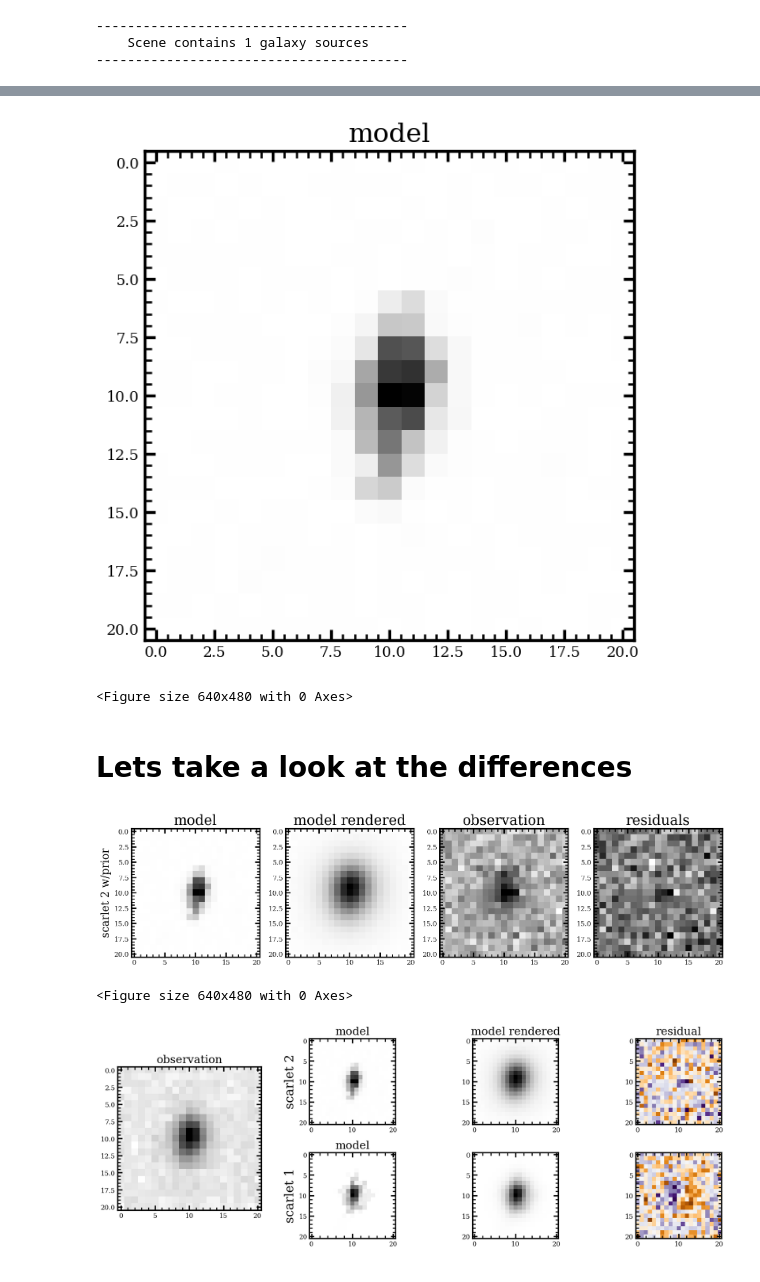
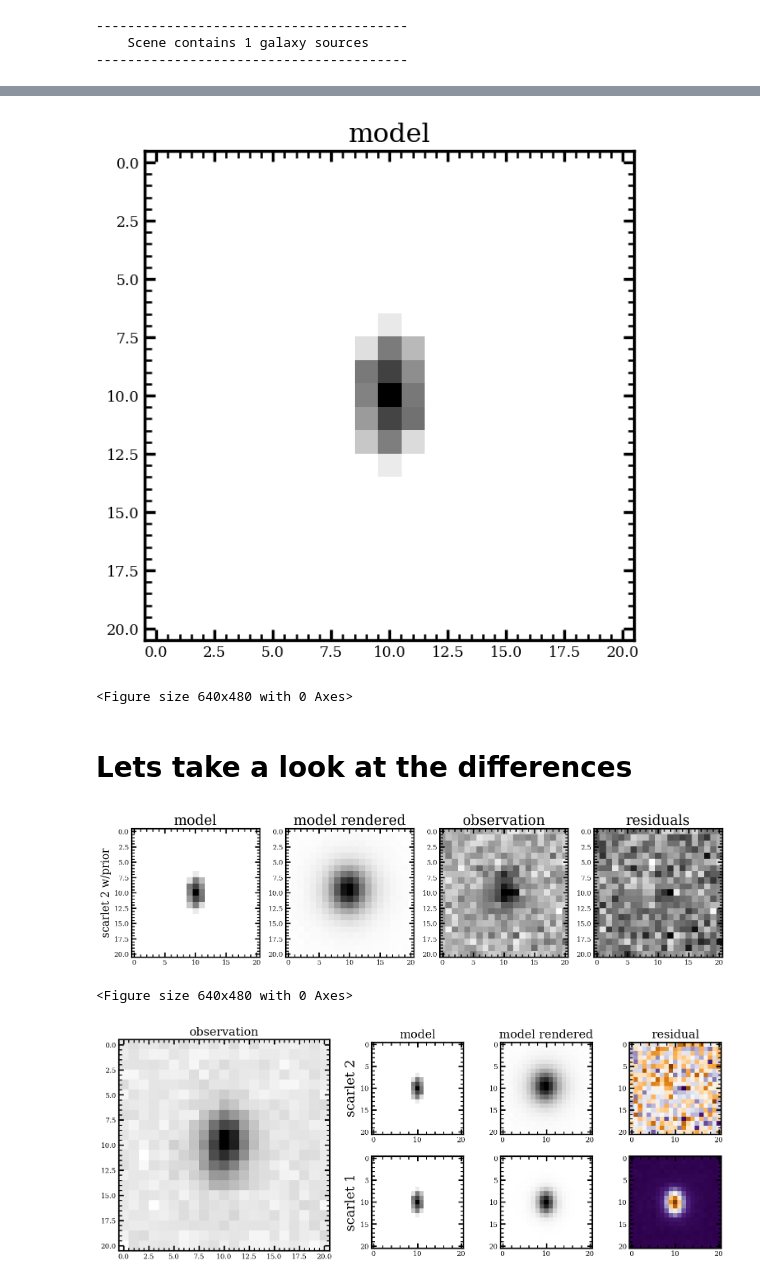
Before and after one commit to SampsonML/score_based_scarlet_tests, a Jupyter notebook: forced_artifact_comparison.ipynb, the cells around one changed output, grey strips where cells are left out. Drawn from its saved outputs; the diff is of its cells as text; code cells hidden in the pictures.

Commit message:
fixed plotting issues

```diff
--- a/forced_artifact_comparison.ipynb
+++ b/forced_artifact_comparison.ipynb
@@ -99,6 +99,7 @@ for i, bx in enumerate(box_size):
     arr[rr, cc] = 1
     noise = random.normal(key, (box_size[i], box_size[i]))
     raw =  arr + sigma * noise
+    raw = sigma * noise
     normed = (raw-jnp.min(raw))/(jnp.max(raw)-jnp.min(raw))
     morph_init[i] = normed
 
@@ -107,5 +108,7 @@ for i, bx in enumerate(box_size):
 
 plt.imshow(morph_init[0], cmap='gray')
 
+# load the scarlet 1 initialisations
 scarlet1_spec = np.load('scarlet1_spectrum.npy')
+scarlet1_morph = np.load('scarlet1_morph.npy')
 # %% [output]
@@ -121,15 +124,16 @@ with Scene(model_frame) as scene1:
             centers[i],
             ArraySpectrum(Parameter(scarlet1_spec,
                                     constraint=constraints.positive,
-                                    stepsize=1e-1)),
-            ArrayMorphology(Parameter(morph_init[i],
+                                    stepsize=1e-3)),
+            ArrayMorphology(Parameter(scarlet1_morph,
+                                    #morph_init[i],
                                     prior=prior,
                                     constraint=constraints.positive,
-                                    stepsize=1e-1))
+                                    stepsize=1e-3))
         )
 
 # now fit the model
-scene_prior = scene1.fit(obs, max_iter=35, e_rel=1e-4)
+scene_prior = scene1.fit(obs, max_iter=200, e_rel=1e-4)
 renders_prior = obs.render(scene_prior())
 # %%
 # These should look far more like actual galaxies with the neural network acting as a constraint
@@ -140,7 +144,7 @@ axes.set_title(f"model", fontsize = 18)
 plt.show()
 plt.clf()
 # %% [output]
-[figure, old version]
+[figure, new version]
 <Figure size 640x480 with 0 Axes>
 # %% [markdown]
 # Lets take a look at the differences
@@ -179,7 +183,7 @@ plt.savefig('bad_init_test_scar2.png', dpi=120)
 plt.show()
 plt.clf()
 # %% [output]
-[figure, old version]
+[figure, new version]
 <Figure size 640x480 with 0 Axes>
 # %%
 # load in scarlet 1 data
@@ -188,21 +192,21 @@ scarlet1_render = np.load('scarlet1_render.npy')
 scarlet1_obs = np.load('scarlet1_obs.npy')
 scarlet1_resid = np.load('scarlet1_resid.npy')
 # %%
-fig = plt.figure(figsize=(14,5),dpi=120)
+fig = plt.figure(figsize=(13,5),dpi=120)
 cmap = 'binary'
 cmap_resid = cmr.prinsenvlag
 cmap_resid = 'PuOr'
 
 # ------------------------------ #
 # make the grid
-gs = fig.add_gridspec(2,4)
-ax1 = fig.add_subplot(gs[:, 0])
-ax2 = fig.add_subplot(gs[0, 1])
-ax3 = fig.add_subplot(gs[0, 2])
-ax4 = fig.add_subplot(gs[0, 3])
-ax5 = fig.add_subplot(gs[1, 1])
-ax6 = fig.add_subplot(gs[1, 2])
-ax7 = fig.add_subplot(gs[1, 3])
+gs = fig.add_gridspec(2,5)
+ax1 = fig.add_subplot(gs[:, 0:2])
+ax2 = fig.add_subplot(gs[0, 2])
+ax3 = fig.add_subplot(gs[0, 3])
+ax4 = fig.add_subplot(gs[0, 4])
+ax5 = fig.add_subplot(gs[1, 2])
+ax6 = fig.add_subplot(gs[1, 3])
+ax7 = fig.add_subplot(gs[1, 4])
 # ------------------------------ #
 
 # ------------------------------ #
@@ -216,33 +220,34 @@ ax1.set_title('observation', fontsize = 17)
 y = scene_prior.sources[0].morphology()
 ax2.imshow(y, vmin=0, cmap = cmap,interpolation=int_method)
 ax2.set_title('model', fontsize = 17)
 ax2.set_ylabel('scarlet 2', fontsize = 19)
 
 # the renders
 y2 = renders_prior[0]
 ax3.imshow(y2, cmap = cmap,interpolation=int_method)
 ax3.set_title('model rendered', fontsize = 17)
 
 # the residuals
 ax4.imshow(obs.data[i] - y2, cmap = cmap_resid)
 ax4.set_title('residual', fontsize = 17)
 
 # Scarlet 1
 # the model
 ax5.imshow(scarlet1_model, cmap = cmap)
-ax5.set_title('model', fontsize = 17)
+#ax5.set_title('model', fontsize = 17)
 ax5.set_ylabel('scarlet 1', fontsize = 19)
 
 # the renders
 ax6.imshow(scarlet1_render, cmap = cmap)
 
 # the residuals
 ax7.imshow(scarlet1_resid, cmap = cmap_resid)
 # ------------------------------ #
 
 # save params
 fig.tight_layout()
-plt.savefig('scar1v2_test.png', dpi=120)
+plt.savefig('bad_init_test.png', dpi=120)
+plt.savefig('bad_init_test.pdf', dpi=120)
 plt.show()
 # %% [output]
-[figure, old version]
+[figure, new version]
```
Also changed, not shown: parts of 1 cell of this notebook.
